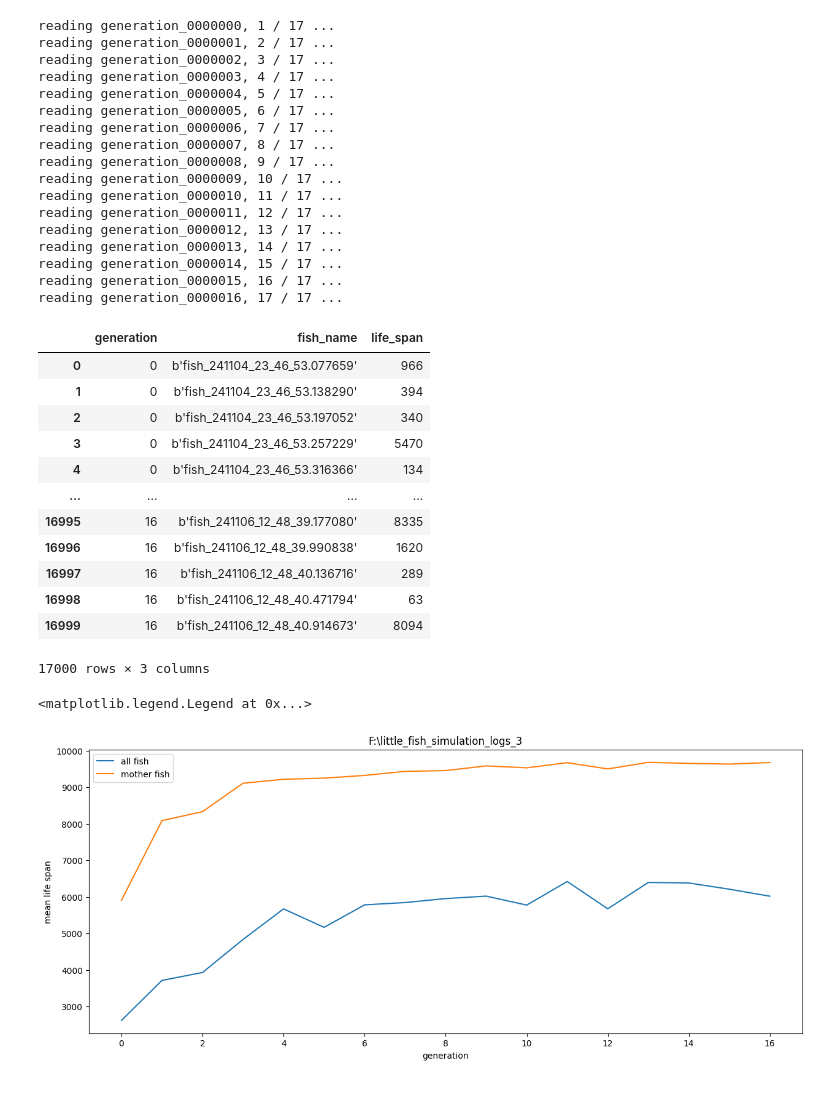
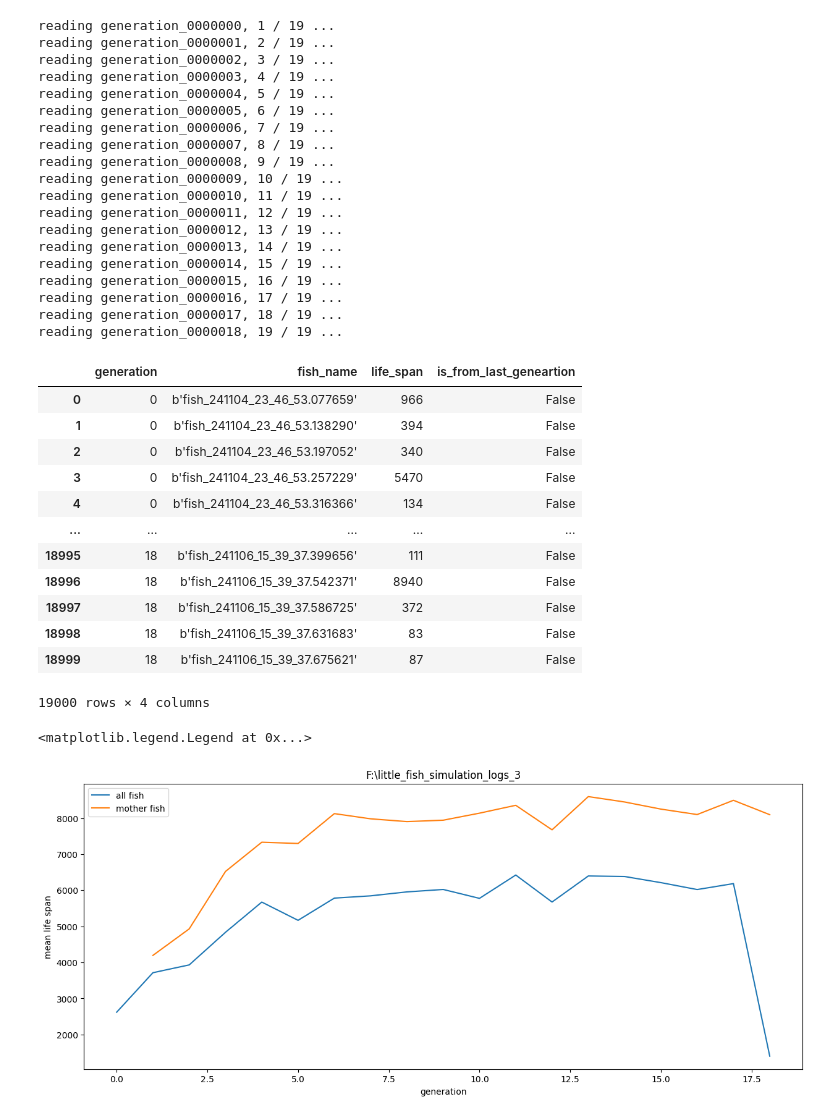
Before and after one commit to zhuangjun1981/littlefish, a Jupyter notebook: littlefish/scripts/for_visualization/010_evolution_life_spans_sim_3.ipynb, the cells around one changed output. Cells and saved outputs as stored; diff of their text form; code cells hidden in the pictures; blank space fills up the shorter version.

```diff
--- a/littlefish/scripts/for_visualization/010_evolution_life_spans_sim_3.ipynb
+++ b/littlefish/scripts/for_visualization/010_evolution_life_spans_sim_3.ipynb
@@ -6,7 +6,7 @@ import numpy as np
 # %%
 simulation_folder = r"F:\little_fish_simulation_logs_3"
 min_generation = 0
-max_generation = 16
+max_generation = 18
 
 population_size = 1000
 turnover_rate = 0.6
@@ -19,58 +19,60 @@ life_span_df = plotting.collect_life_spans(
     max_generation=max_generation,  # 25
 )
 # %% [output]
-reading generation_0000000, 1 / 17 ...
-reading generation_0000001, 2 / 17 ...
-reading generation_0000002, 3 / 17 ...
-reading generation_0000003, 4 / 17 ...
-reading generation_0000004, 5 / 17 ...
-reading generation_0000005, 6 / 17 ...
-reading generation_0000006, 7 / 17 ...
-reading generation_0000007, 8 / 17 ...
-reading generation_0000008, 9 / 17 ...
-reading generation_0000009, 10 / 17 ...
-reading generation_0000010, 11 / 17 ...
-reading generation_0000011, 12 / 17 ...
-reading generation_0000012, 13 / 17 ...
-reading generation_0000013, 14 / 17 ...
-reading generation_0000014, 15 / 17 ...
-reading generation_0000015, 16 / 17 ...
-reading generation_0000016, 17 / 17 ...
+reading generation_0000000, 1 / 19 ...
+reading generation_0000001, 2 / 19 ...
+reading generation_0000002, 3 / 19 ...
+reading generation_0000003, 4 / 19 ...
+reading generation_0000004, 5 / 19 ...
+reading generation_0000005, 6 / 19 ...
+reading generation_0000006, 7 / 19 ...
+reading generation_0000007, 8 / 19 ...
+reading generation_0000008, 9 / 19 ...
+reading generation_0000009, 10 / 19 ...
+reading generation_0000010, 11 / 19 ...
+reading generation_0000011, 12 / 19 ...
+reading generation_0000012, 13 / 19 ...
+reading generation_0000013, 14 / 19 ...
+reading generation_0000014, 15 / 19 ...
+reading generation_0000015, 16 / 19 ...
+reading generation_0000016, 17 / 19 ...
+reading generation_0000017, 18 / 19 ...
+reading generation_0000018, 19 / 19 ...
 # %%
 life_span_df
 # %% [output]
-|  | generation | fish_name | life_span |
-| 0 | 0 | b'fish_241104_23_46_53.077659' | 966 |
-| 1 | 0 | b'fish_241104_23_46_53.138290' | 394 |
-| 2 | 0 | b'fish_241104_23_46_53.197052' | 340 |
-| 3 | 0 | b'fish_241104_23_46_53.257229' | 5470 |
-| 4 | 0 | b'fish_241104_23_46_53.316366' | 134 |
-| ... | ... | ... | ... |
-| 16995 | 16 | b'fish_241106_12_48_39.177080' | 8335 |
-| 16996 | 16 | b'fish_241106_12_48_39.990838' | 1620 |
-| 16997 | 16 | b'fish_241106_12_48_40.136716' | 289 |
-| 16998 | 16 | b'fish_241106_12_48_40.471794' | 63 |
-| 16999 | 16 | b'fish_241106_12_48_40.914673' | 8094 |
+|  | generation | fish_name | life_span | is_from_last_geneartion |
+| 0 | 0 | b'fish_241104_23_46_53.077659' | 966 | False |
+| 1 | 0 | b'fish_241104_23_46_53.138290' | 394 | False |
+| 2 | 0 | b'fish_241104_23_46_53.197052' | 340 | False |
+| 3 | 0 | b'fish_241104_23_46_53.257229' | 5470 | False |
+| 4 | 0 | b'fish_241104_23_46_53.316366' | 134 | False |
+| ... | ... | ... | ... | ... |
+| 18995 | 18 | b'fish_241106_15_39_37.399656' | 111 | False |
+| 18996 | 18 | b'fish_241106_15_39_37.542371' | 8940 | False |
+| 18997 | 18 | b'fish_241106_15_39_37.586725' | 372 | False |
+| 18998 | 18 | b'fish_241106_15_39_37.631683' | 83 | False |
+| 18999 | 18 | b'fish_241106_15_39_37.675621' | 87 | False |
-17000 rows × 3 columns
+19000 rows × 4 columns
 # %%
 gens = sorted(life_span_df["generation"].unique())
 mean_life_span = []
 mean_mo_life_span = []
 for gen in gens:
     curr_life_span = sorted(life_span_df.query("generation == @gen")["life_span"])
     mean_life_span.append(np.mean(curr_life_span))
-    mean_mo_life_span.append(np.mean(curr_life_span[-mother_fish_num:]))
+    mean_mo_life_span.append(np.mean(life_span_df.query("generation == @gen and is_from_last_geneartion")["life_span"]))
 
 f, ax = plt.subplots(figsize=(15, 6))
 ax.plot(gens, mean_life_span, label="all fish")
 ax.plot(gens, mean_mo_life_span, label="mother fish")
 ax.set_xlabel("generation")
 ax.set_ylabel("mean life span")
 ax.set_title(simulation_folder)
 ax.legend()
 # %% [output]
 <matplotlib.legend.Legend at 0x...>
-[figure, old version]
+[figure, new version]
 # %%
 f, ax = plt.subplots(figsize=(15, 6))
 ax.set_title(simulation_folder)
```
Also changed, not shown: parts of 2 cells of this notebook, 3 other files.
